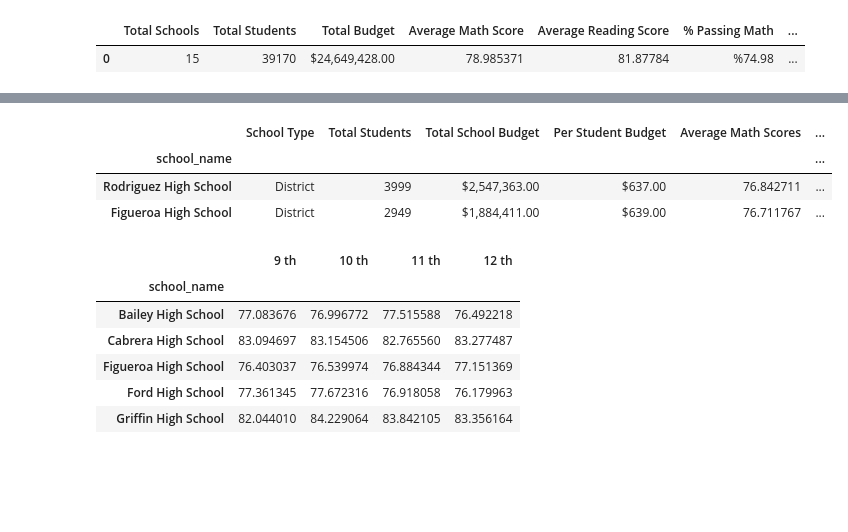
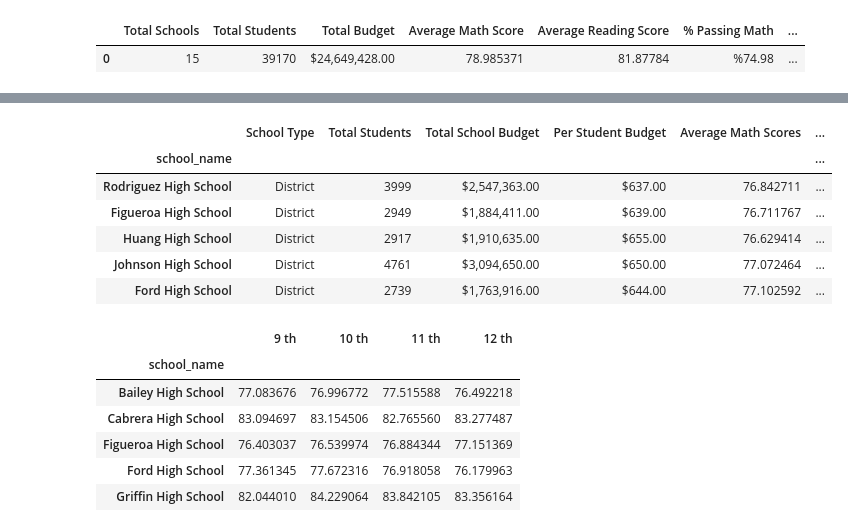
Before and after one commit to ramosconde/05-Matplotlib, a Jupyter notebook: 4-Numpy-Pandas Homework/Numpy_Pandas_Homework.ipynb, the cells around one changed output, grey strips where cells are left out. Saved outputs shown, nothing was run; the diff lists cells and outputs as text; code cells hidden in the pictures; blank space fills up the shorter version.

```diff
--- a/4-Numpy-Pandas Homework/Numpy_Pandas_Homework.ipynb
+++ b/4-Numpy-Pandas Homework/Numpy_Pandas_Homework.ipynb
@@ -134,31 +131,34 @@ high_df1.head(5)
 # %%
 #************************************************************************************************PER SCHOOL FROM LOWEST
 schools_summary_table = pd.DataFrame({"School Type": school_type,
                                     "Total Students": school_counts,
                                      "Total School Budget": school_budgets,
                                      "Per Student Budget": per_student_budget,
                                      "Average Math Scores": avg_math_scores,
                                      "Average Reading Scores": avg_reading_scores,
                                      "% Passing Math": high_test_math,
                                      "% Passing Reading": high_test_reading,
                                      "% Overall Passing Rate": high_overall_pass_rate})
 
-schools_summary_table
+#schools_summary_table
 low_df = pd.DataFrame(schools_summary_table)
 low_df1 = low_df.sort_values(by=['% Overall Passing Rate'], ascending=True)
 
 low_df1['Total School Budget'] = low_df1['Total School Budget'].map('${:,.2f}'.format)
 low_df1['Per Student Budget'] = low_df1['Per Student Budget'].map('${:,.2f}'.format)
 low_df1['% Passing Math'] = low_df1['% Passing Math'].map('%{:,.2f}'.format)
 low_df1['% Passing Reading'] = low_df1['% Passing Reading'].map('%{:,.2f}'.format)
 low_df1['% Overall Passing Rate'] = low_df1['% Overall Passing Rate'].map('%{:,.2f}'.format)
 
-low_df1.head(2)
+low_df1.head(5)
 # %% [output]
 |  | School Type | Total Students | Total School Budget | Per Student Budget | Average Math Scores | ... |
 | school_name |  |  |  |  |  | ... |
 | Rodriguez High School | District | 3999 | $2,547,363.00 | $637.00 | 76.842711 | ... |
 | Figueroa High School | District | 2949 | $1,884,411.00 | $639.00 | 76.711767 | ... |
+| Huang High School | District | 2917 | $1,910,635.00 | $655.00 | 76.629414 | ... |
+| Johnson High School | District | 4761 | $3,094,650.00 | $650.00 | 77.072464 | ... |
+| Ford High School | District | 2739 | $1,763,916.00 | $644.00 | 77.102592 | ... |
 # %%
 #Math scores by GRADE
 #************************************************************************************************MATH SCORES BY GRADE
```
Also changed, not shown: parts of 3 cells of this notebook.
